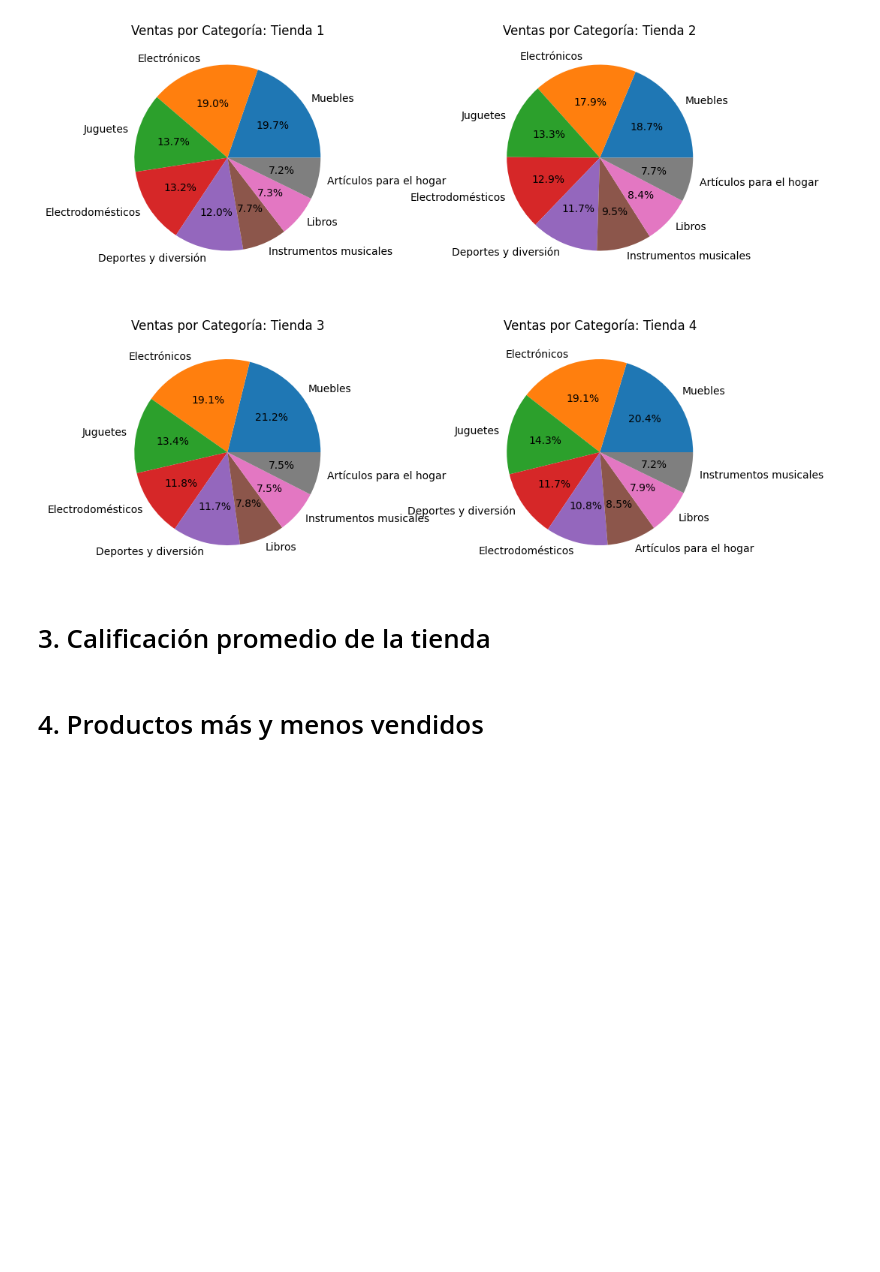
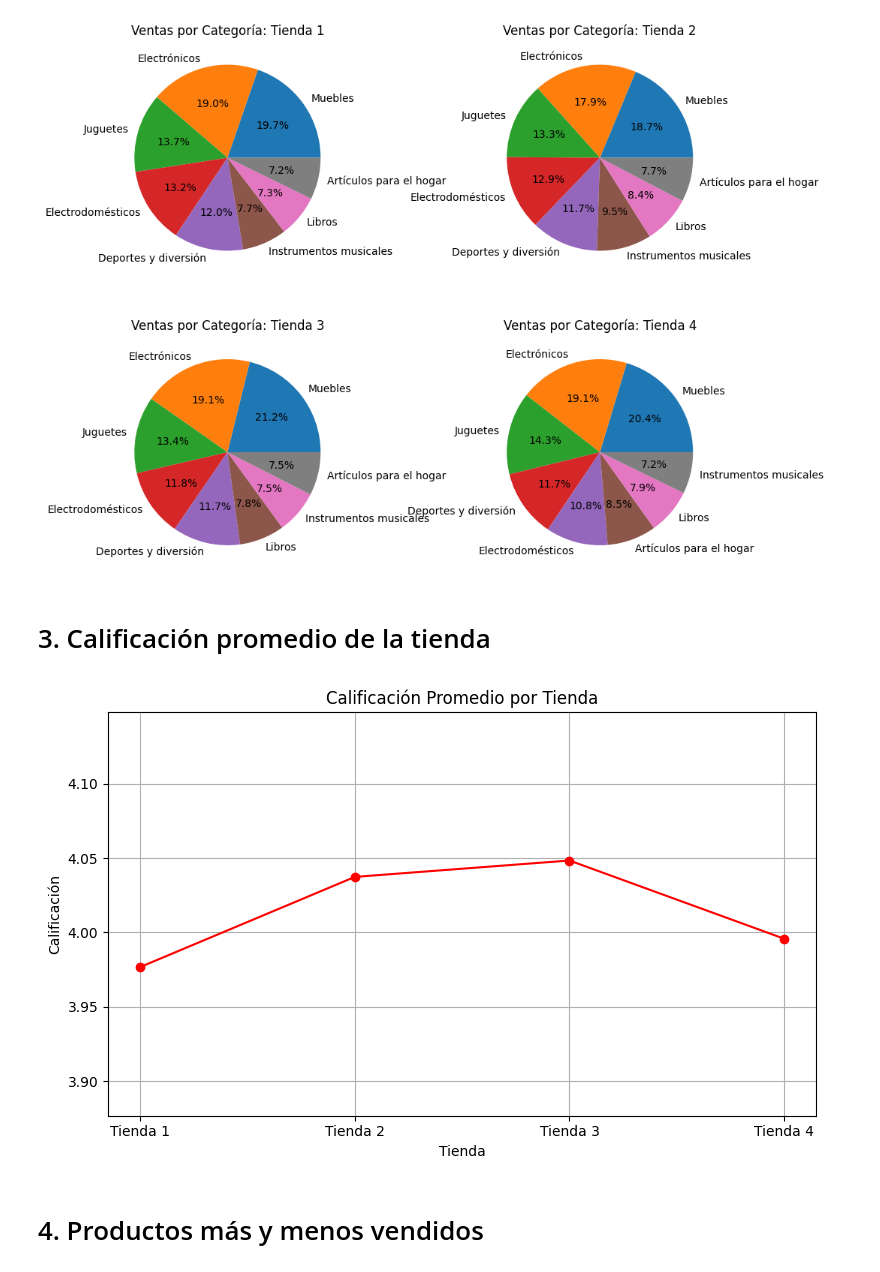
Before and after one commit to DMaraboli/Challenge-Alura-Store, a Jupyter notebook: AluraStoreLatam.ipynb, the cells around one changed output. Saved outputs shown, nothing was run; the diff lists cells and outputs as text; code cells hidden in the pictures; blank space fills up the shorter version.

```diff
--- a/AluraStoreLatam.ipynb
+++ b/AluraStoreLatam.ipynb
@@ -105,5 +156,23 @@ plt.show()
 [figure]
 # %% [markdown]
 # 3. Calificación promedio de la tienda
+# %%
+def promedio_calificacion(tienda):
+    return tienda.groupby('Tienda')['Calificación'].mean().to_dict()
+# %%
+calificacion = promedio_calificacion(tiendas_unidas)
+tiendas_calificacion = list(calificacion.keys())
+valores_calificacion = list(calificacion.values())
+plt.figure(figsize=(8, 5))
+plt.plot(tiendas_calificacion, valores_calificacion, marker='o', linestyle='-', color='red')
+plt.title('Calificación Promedio por Tienda')
+plt.xlabel('Tienda')
+plt.ylabel('Calificación')
+plt.ylim(min(valores_calificacion) - 0.1, max(valores_calificacion) + 0.1)
+plt.grid(True)
+plt.tight_layout()
+plt.show()
+# %% [output]
+[figure, added]
 # %% [markdown]
 # 4. Productos más y menos vendidos
```
Also changed, not shown: parts of 15 cells of this notebook.
